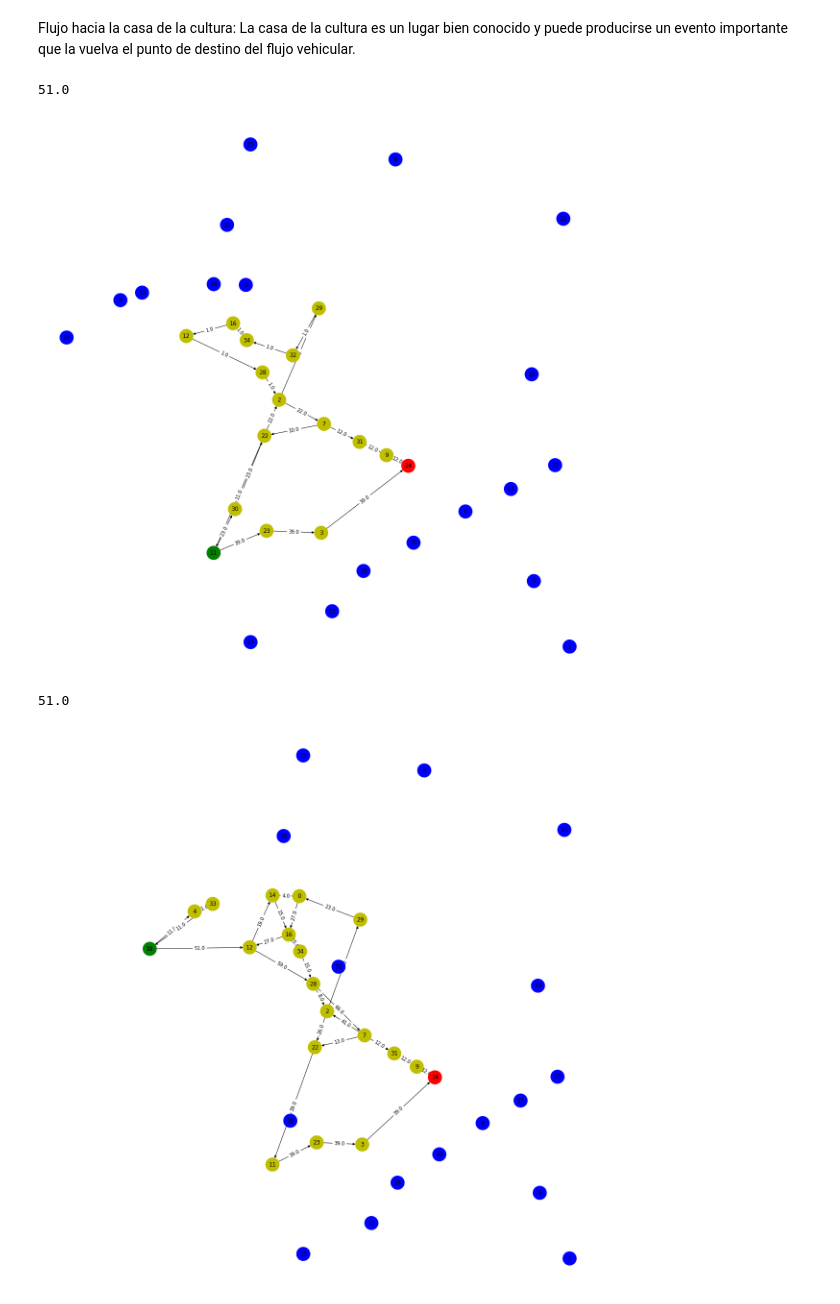
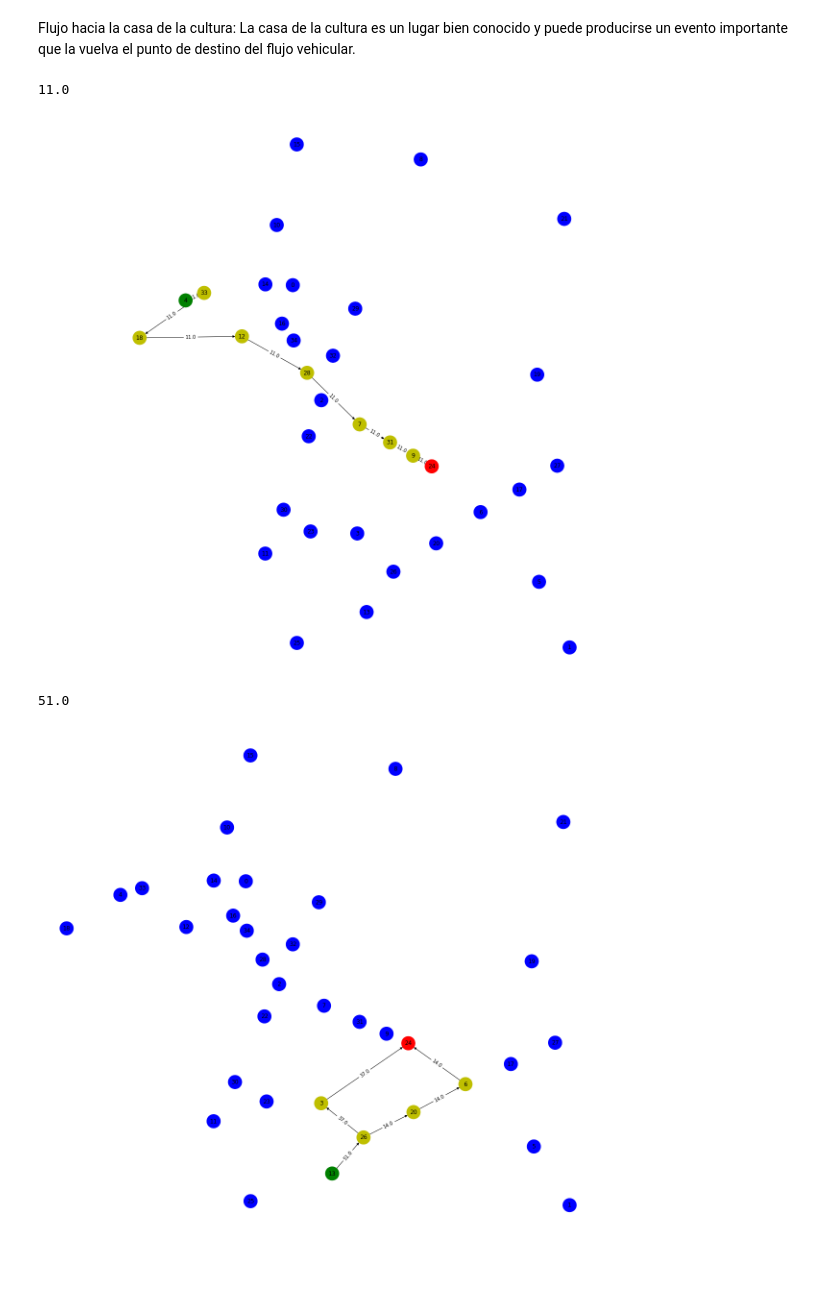
Before and after one commit to danielTeniente/proyecto_capstone, a Jupyter notebook: grafo_sector/Tema_8.ipynb, the cells around one changed output. Cells and saved outputs as stored; diff of their text form; code cells hidden in the pictures.

```diff
--- a/grafo_sector/Tema_8.ipynb
+++ b/grafo_sector/Tema_8.ipynb
@@ -231,20 +231,20 @@ plot_sol_graph(nodo_inicio,nodo_llegada,graph_sol)
 # %% [markdown]
 Flujo hacia la casa de la cultura: La casa de la cultura es un lugar bien conocido y puede producirse un evento importante que la vuelva el punto de destino del flujo vehicular.
 # %%
-nodo_inicio = 11
+nodo_inicio = 4
 nodo_llegada = 24 #casa de la cultura
 graph_sol,max_flow,good_nodes = get_sol_graph(max_graph,nodo_inicio,nodo_llegada)
 print(max_flow)
 plot_sol_graph(nodo_inicio,nodo_llegada,graph_sol)
 # %% [output]
-51.0
+11.0
-[figure, old version]
+[figure, new version]
 # %%
-nodo_inicio = 18
+nodo_inicio = 13
 nodo_llegada = 24 #casa de la cultura
 graph_sol,max_flow,good_nodes = get_sol_graph(max_graph,nodo_inicio,nodo_llegada)
 print(max_flow)
 plot_sol_graph(nodo_inicio,nodo_llegada,graph_sol)
 # %% [output]
 51.0
-[figure, old version]
+[figure, new version]
```
Also changed, not shown: parts of 2 cells of this notebook, 2 other files.
